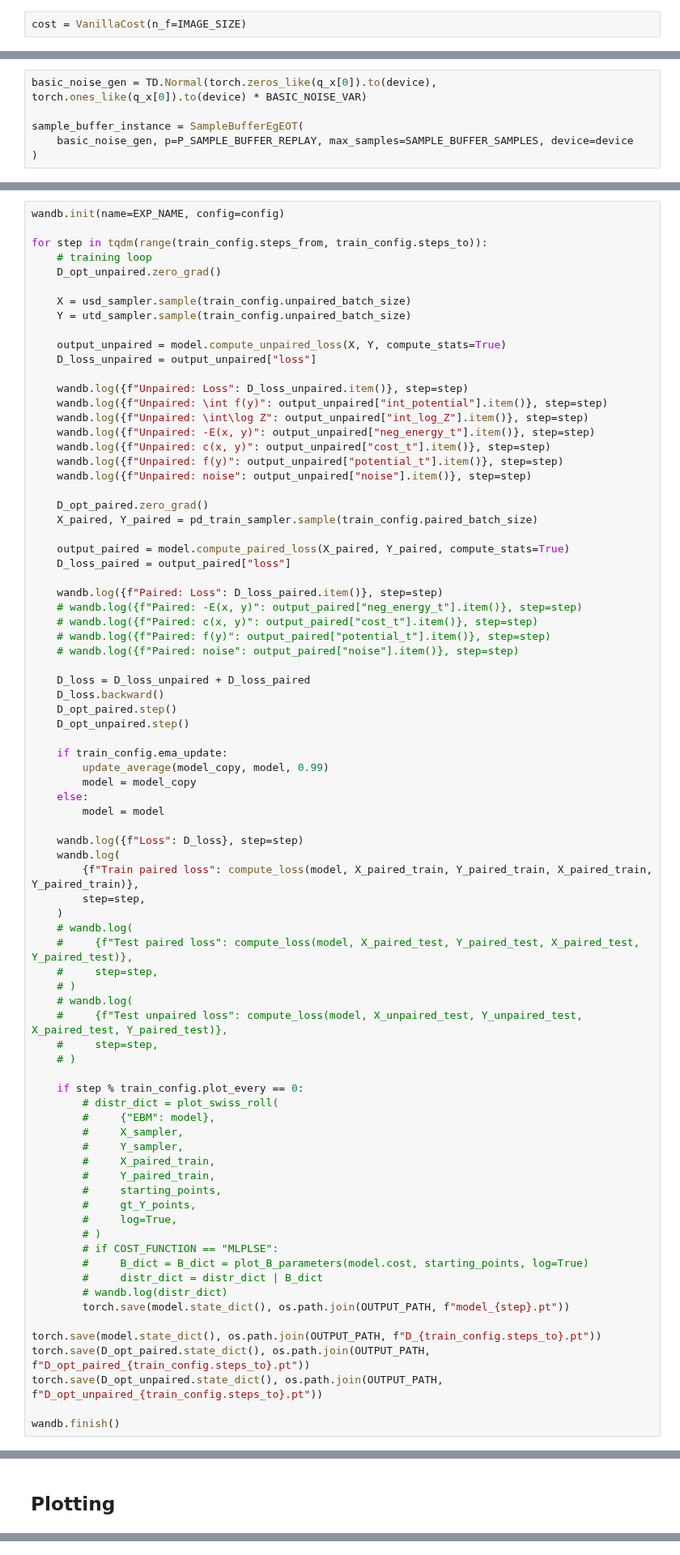
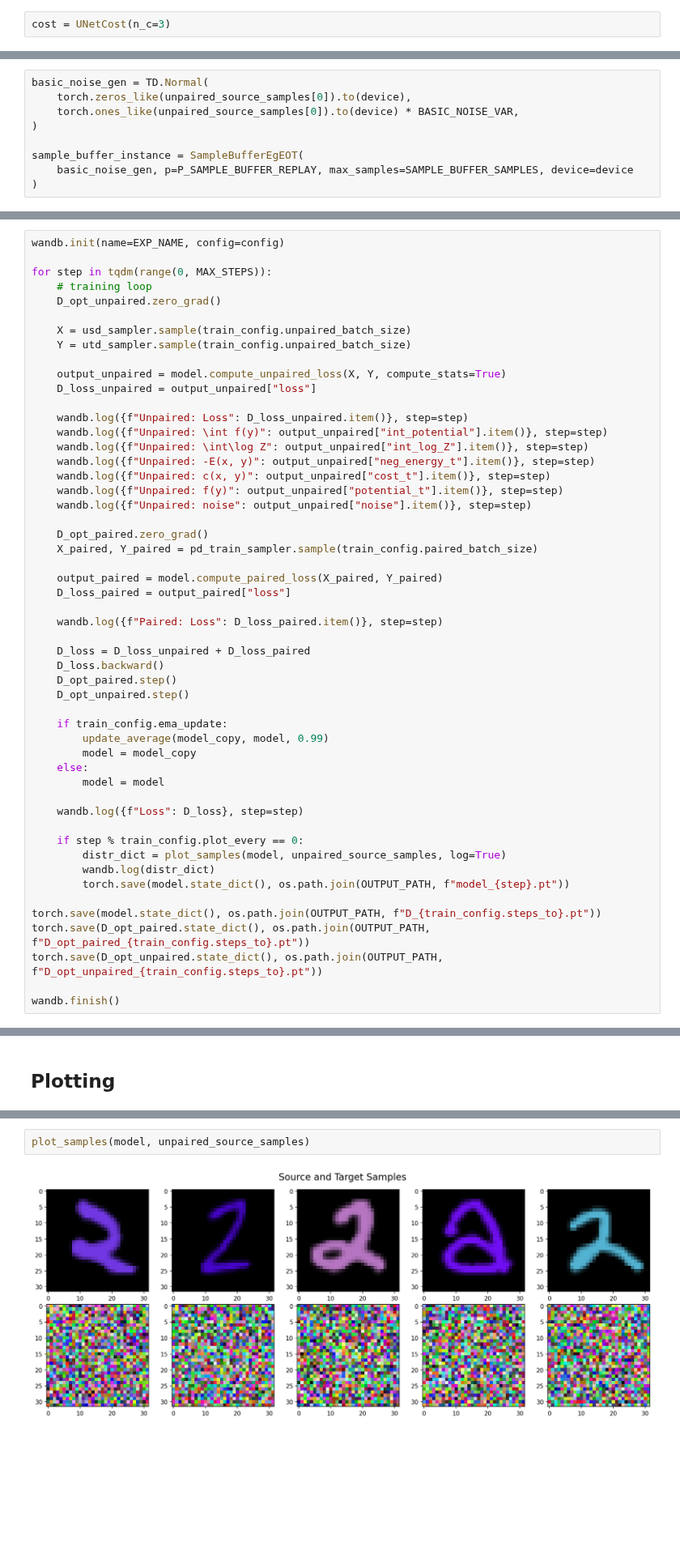
Before and after one commit to MuXauJl11110/EBiEOT, a Jupyter notebook: notebooks/EgEOT_colored_mnist.ipynb, the cells around one changed output, grey strips where cells are left out. Shown at 81% size. Drawn from its saved outputs; the diff is of its cells as text; blank space fills up the shorter version.

```diff
--- a/notebooks/EgEOT_colored_mnist.ipynb
+++ b/notebooks/EgEOT_colored_mnist.ipynb
@@ -219,12 +165,15 @@ potential = VanillaPotential(n_f=IMAGE_SIZE) # NonlocalPotential(n_f=IMAGE_SIZE)
 # %%
-cost = VanillaCost(n_f=IMAGE_SIZE)
+cost = UNetCost(n_c=3)
 # %%
 # TODO: add to config
 BASIC_NOISE_VAR = 1.0
 P_SAMPLE_BUFFER_REPLAY = 0.95
 SAMPLE_BUFFER_SAMPLES = 10000
 # %%
-basic_noise_gen = TD.Normal(torch.zeros_like(q_x[0]).to(device), torch.ones_like(q_x[0]).to(device) * BASIC_NOISE_VAR)
+basic_noise_gen = TD.Normal(
+    torch.zeros_like(unpaired_source_samples[0]).to(device),
+    torch.ones_like(unpaired_source_samples[0]).to(device) * BASIC_NOISE_VAR,
+)
 
 sample_buffer_instance = SampleBufferEgEOT(
     basic_noise_gen, p=P_SAMPLE_BUFFER_REPLAY, max_samples=SAMPLE_BUFFER_SAMPLES, device=device
@@ -288,7 +227,7 @@ if train_config.steps_from > 0:
 # %%
 wandb.init(name=EXP_NAME, config=config)
 
-for step in tqdm(range(train_config.steps_from, train_config.steps_to)):
+for step in tqdm(range(0, MAX_STEPS)):
     # training loop
     D_opt_unpaired.zero_grad()
 
@@ -309,14 +248,10 @@ for step in tqdm(range(train_config.steps_from, train_config.steps_to)):
     D_opt_paired.zero_grad()
     X_paired, Y_paired = pd_train_sampler.sample(train_config.paired_batch_size)
 
-    output_paired = model.compute_paired_loss(X_paired, Y_paired, compute_stats=True)
+    output_paired = model.compute_paired_loss(X_paired, Y_paired)
     D_loss_paired = output_paired["loss"]
 
     wandb.log({f"Paired: Loss": D_loss_paired.item()}, step=step)
-    # wandb.log({f"Paired: -E(x, y)": output_paired["neg_energy_t"].item()}, step=step)
-    # wandb.log({f"Paired: c(x, y)": output_paired["cost_t"].item()}, step=step)
-    # wandb.log({f"Paired: f(y)": output_paired["potential_t"].item()}, step=step)
-    # wandb.log({f"Paired: noise": output_paired["noise"].item()}, step=step)
 
     D_loss = D_loss_unpaired + D_loss_paired
     D_loss.backward()
@@ -330,34 +265,10 @@ for step in tqdm(range(train_config.steps_from, train_config.steps_to)):
         model = model
 
     wandb.log({f"Loss": D_loss}, step=step)
-    wandb.log(
-        {f"Train paired loss": compute_loss(model, X_paired_train, Y_paired_train, X_paired_train, Y_paired_train)},
-        step=step,
-    )
-    # wandb.log(
-    #     {f"Test paired loss": compute_loss(model, X_paired_test, Y_paired_test, X_paired_test, Y_paired_test)},
-    #     step=step,
-    # )
-    # wandb.log(
-    #     {f"Test unpaired loss": compute_loss(model, X_unpaired_test, Y_unpaired_test, X_paired_test, Y_paired_test)},
-    #     step=step,
-    # )
 
     if step % train_config.plot_every == 0:
-        # distr_dict = plot_swiss_roll(
-        #     {"EBM": model},
-        #     X_sampler,
-        #     Y_sampler,
-        #     X_paired_train,
-        #     Y_paired_train,
-        #     starting_points,
-        #     gt_Y_points,
-        #     log=True,
-        # )
-        # if COST_FUNCTION == "MLPLSE":
-        #     B_dict = B_dict = plot_B_parameters(model.cost, starting_points, log=True)
-        #     distr_dict = distr_dict | B_dict
-        # wandb.log(distr_dict)
+        distr_dict = plot_samples(model, unpaired_source_samples, log=True)
+        wandb.log(distr_dict)
         torch.save(model.state_dict(), os.path.join(OUTPUT_PATH, f"model_{step}.pt"))
 
 torch.save(model.state_dict(), os.path.join(OUTPUT_PATH, f"D_{train_config.steps_to}.pt"))
@@ -393,0 +289,4 @@ plot_swiss_roll(
+# %%
+plot_samples(model, unpaired_source_samples)
+# %% [output]
+[figure, added]
```
Also changed, not shown: parts of 26 cells of this notebook, 46 other files.
